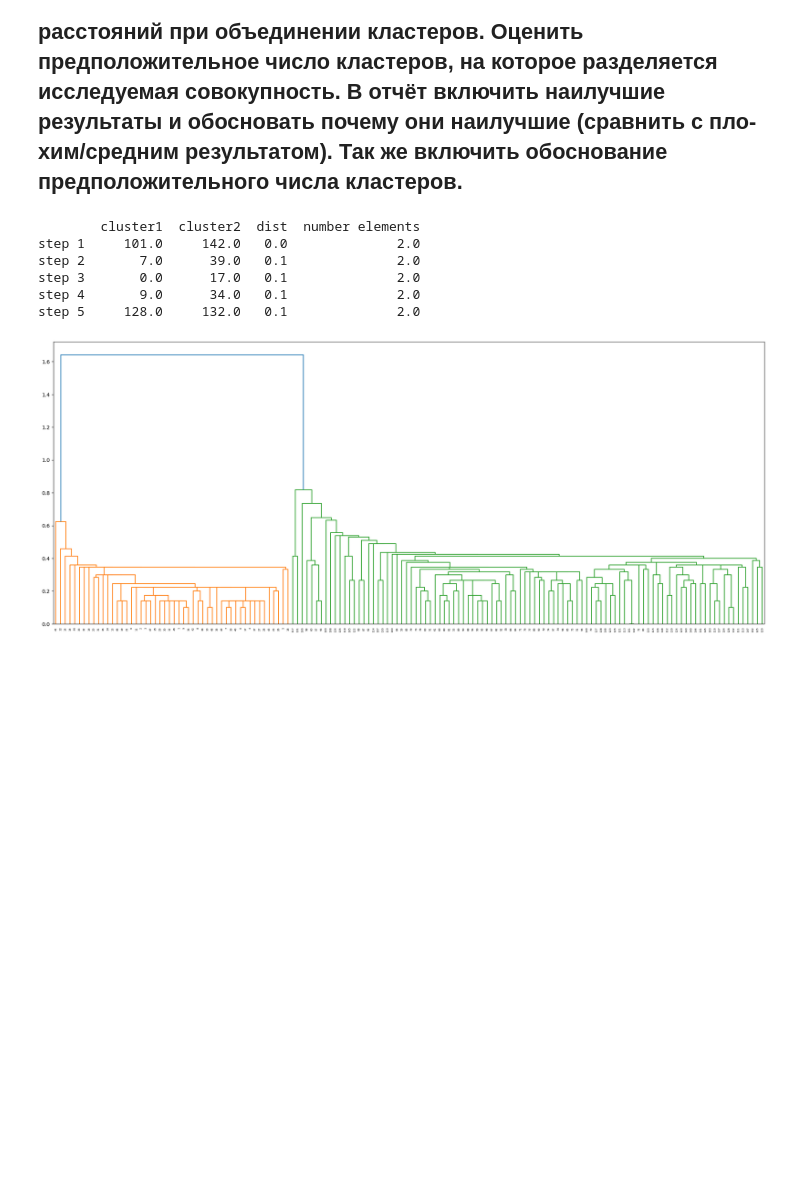
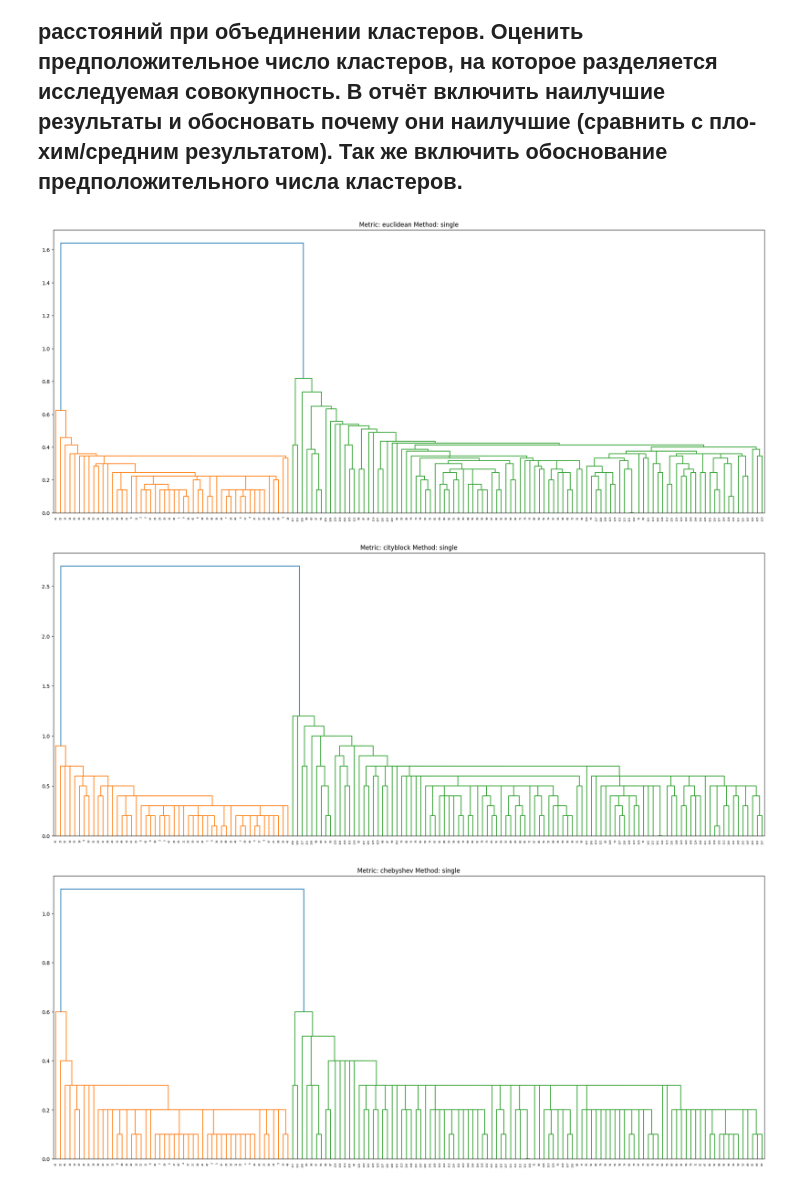
Before and after one commit to ZOaZOaZoa/IAD_lab02, a Jupyter notebook: lab02_1.ipynb, the cells around one changed output. Saved outputs shown, nothing was run; the diff lists cells and outputs as text; code cells hidden in the pictures; blank space fills up the shorter version.

```diff
--- a/lab02_1.ipynb
+++ b/lab02_1.ipynb
@@ -95,17 +95,19 @@ plt.show()
 # %%
 from scipy.cluster.hierarchy import dendrogram, linkage
 
-cluster_ar = linkage(data_x, method='single', metric='euclidean')
-link_df = pd.DataFrame(cluster_ar, index=[f'step {i+1}' for i in range(cluster_ar.shape[0])], columns=['cluster1', 'cluster2', 'dist', 'number elements'] )
-print(link_df.head())
+def plot_dendrogramm(data_x, method, metric):
+    cluster_ar = linkage(data_x, method=method, metric=metric)
+    link_df = pd.DataFrame(cluster_ar, index=[f'step {i+1}' for i in range(cluster_ar.shape[0])], columns=['cluster1', 'cluster2', 'dist', 'number elements'] )
+    fig = plt.figure(figsize=(25,10))
+    row_dendr = dendrogram(link_df)
+    plt.title(f'Metric: {metric} Method: {method}')
+    plt.show()
 
-fig = plt.figure(figsize=(25,10))
-row_dendr = dendrogram(link_df)
+metrics = ['euclidean', 'cityblock', 'chebyshev', 'cosine']
+
+for metric in metrics:
+    plot_dendrogramm(data_x, 'single', metric)
 # %% [output]
-        cluster1  cluster2  dist  number elements
-step 1     101.0     142.0   0.0              2.0
-step 2       7.0      39.0   0.1              2.0
-step 3       0.0      17.0   0.1              2.0
-step 4       9.0      34.0   0.1              2.0
-step 5     128.0     132.0   0.1              2.0
-[figure, old version]
+[figure, new version]
+[figure, added]
+[figure, added]
```
Also changed, not shown: parts of 5 cells of this notebook.
